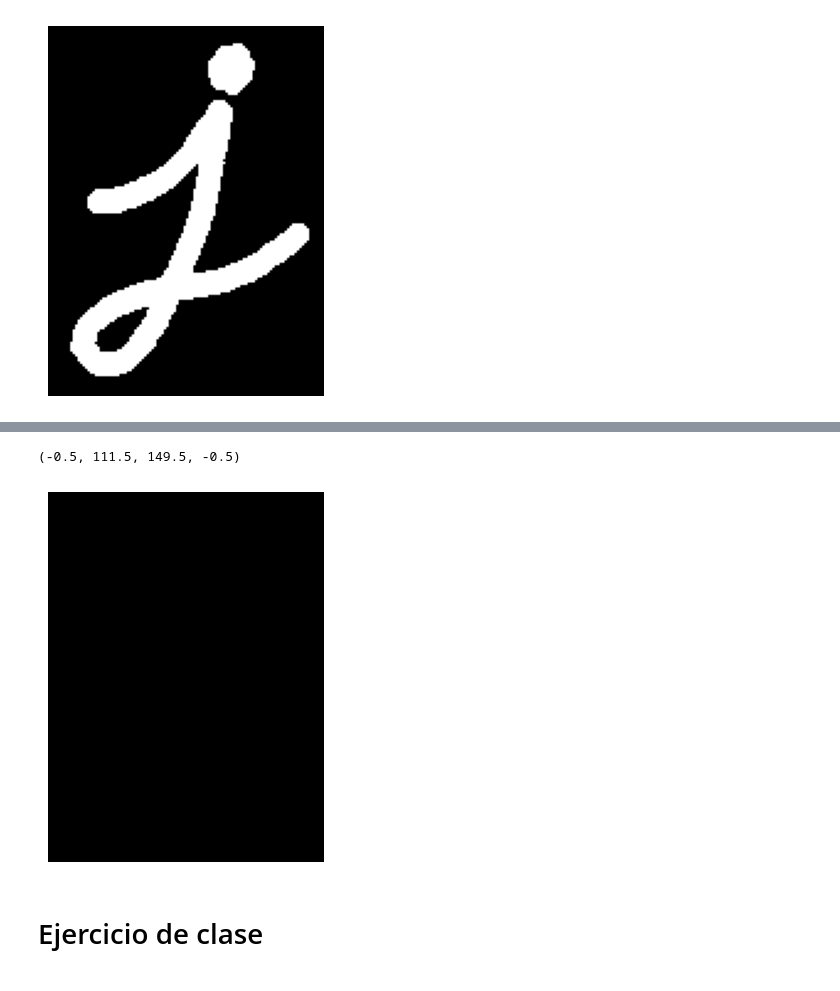
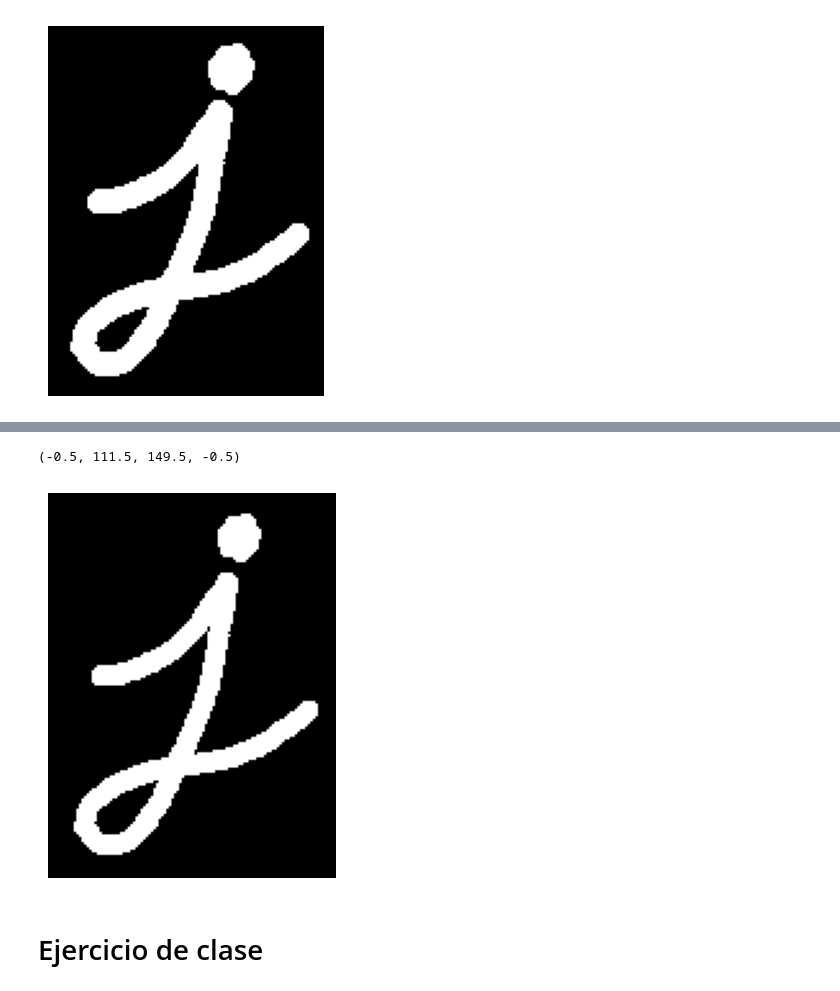
Before and after one commit to vc-2026-i/vc_convolucion_clase, a Jupyter notebook: convolucion.ipynb, the cells around one changed output, grey strips where cells are left out. Saved outputs shown, nothing was run; the diff lists cells and outputs as text; code cells hidden in the pictures.

```diff
--- a/convolucion.ipynb
+++ b/convolucion.ipynb
@@ -287,0 +358,10 @@ plt.axis('off')
+# %%
+Icopy = I.copy()
+Icopy[20,30] = 255
+Icopy[40,10] = 255
+Icopy[80,90] = 255
+Icopy[100,30] = 255
+Icopy[10,90] = 255
+
+plt.imshow(Icopy, cmap='gray')
+plt.axis('off')
@@ -288,10 +371,13 @@ plt.axis('off')
 # %%
-I_erosion = cv2.erode(I_erosion, st_elem, iterations=1)
-plt.imshow(I_erosion, cmap='gray')
+# Operación de apertura (opening) = erosión + dilatación
+I_erosion = cv2.erode(Icopy, st_elem, iterations=1)
+I_apertura = cv2.dilate(I_erosion, st_elem, iterations=1)
+plt.figure(figsize=(10, 5))
+plt.imshow(I_apertura, cmap='gray')
 plt.axis('off')
 # %% [output]
 (-0.5, 111.5, 149.5, -0.5)
-[figure, old version]
+[figure, new version]
 # %% [markdown]
 # Ejercicio de clase
 # %%
```
Also changed, not shown: parts of 14 cells of this notebook.
